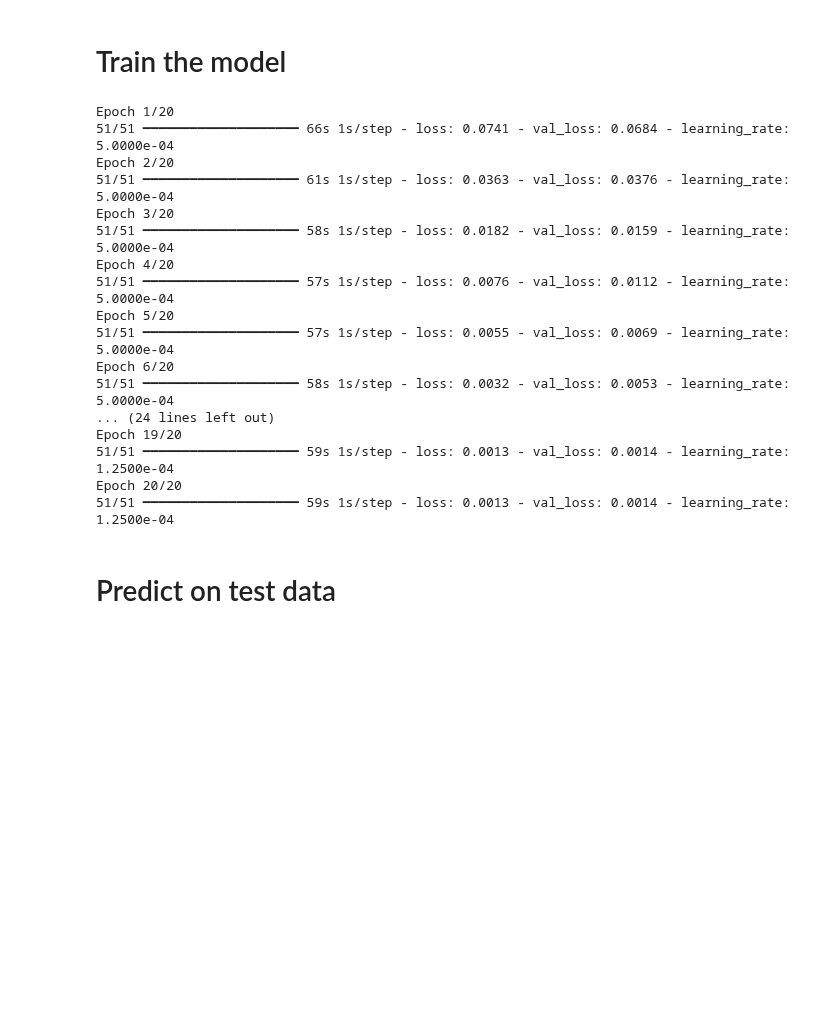
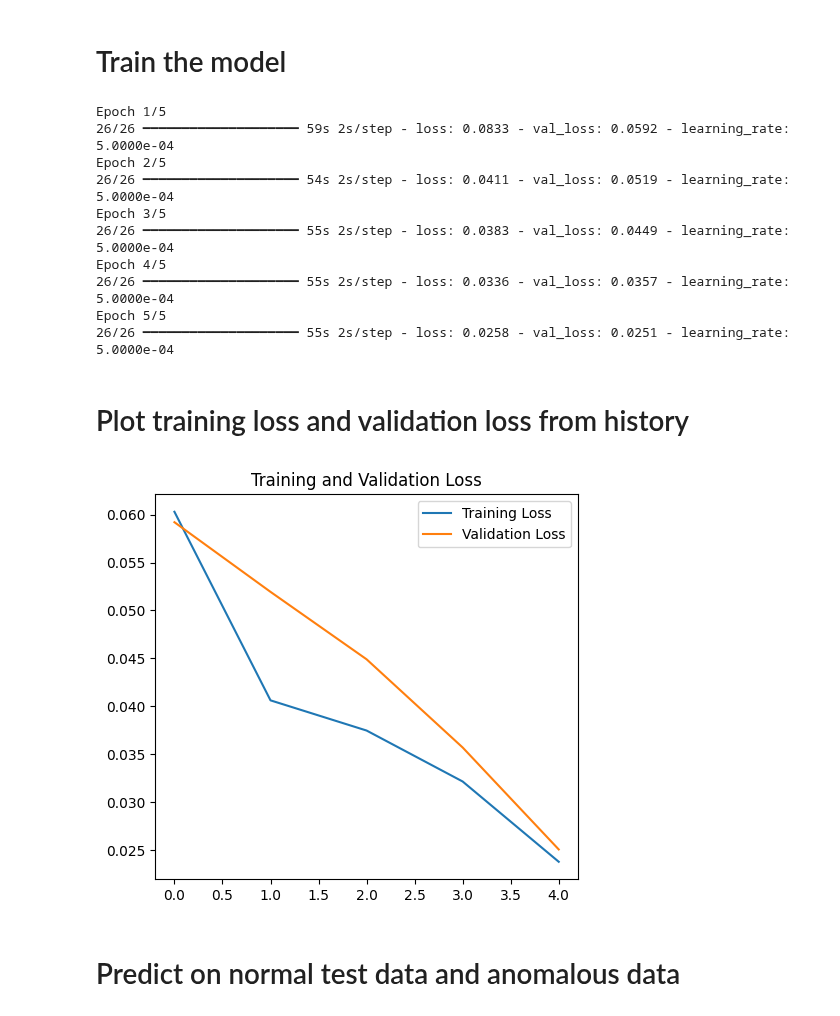
Before and after one commit to MikaParssinen/Applied-Machine-Learning, a Jupyter notebook: Project/Code/Autoencoder.ipynb, the cells around one changed output. Saved outputs shown, nothing was run; the diff lists cells and outputs as text; code cells hidden in the pictures; blank space fills up the shorter version.

```diff
--- a/Project/Code/Autoencoder.ipynb
+++ b/Project/Code/Autoencoder.ipynb
@@ -58,25 +64,24 @@ reduce_lr = ReduceLROnPlateau(monitor="val_loss", factor=0.5, patience=3, min_de
 early_stop = EarlyStopping(monitor="val_loss", patience=5, min_delta=0.0002, restore_best_weights=True)
 callbacks = [reduce_lr, early_stop]
 
-history = autoencoder.fit_model(ae, train, epochs=20, batch_size=32, callbacks=callbacks)
+history = autoencoder.fit_model(ae, train, epochs=5, batch_size=64, callbacks=callbacks)
 # %% [output]
-Epoch 1/20
-51/51 ━━━━━━━━━━━━━━━━━━━━ 66s 1s/step - loss: 0.0741 - val_loss: 0.0684 - learning_rate: 5.0000e-04
-Epoch 2/20
-51/51 ━━━━━━━━━━━━━━━━━━━━ 61s 1s/step - loss: 0.0363 - val_loss: 0.0376 - learning_rate: 5.0000e-04
-Epoch 3/20
-51/51 ━━━━━━━━━━━━━━━━━━━━ 58s 1s/step - loss: 0.0182 - val_loss: 0.0159 - learning_rate: 5.0000e-04
-Epoch 4/20
-51/51 ━━━━━━━━━━━━━━━━━━━━ 57s 1s/step - loss: 0.0076 - val_loss: 0.0112 - learning_rate: 5.0000e-04
-Epoch 5/20
-51/51 ━━━━━━━━━━━━━━━━━━━━ 57s 1s/step - loss: 0.0055 - val_loss: 0.0069 - learning_rate: 5.0000e-04
-Epoch 6/20
-51/51 ━━━━━━━━━━━━━━━━━━━━ 58s 1s/step - loss: 0.0032 - val_loss: 0.0053 - learning_rate: 5.0000e-04
-... (24 lines left out)
-Epoch 19/20
-51/51 ━━━━━━━━━━━━━━━━━━━━ 59s 1s/step - loss: 0.0013 - val_loss: 0.0014 - learning_rate: 1.2500e-04
-Epoch 20/20
-51/51 ━━━━━━━━━━━━━━━━━━━━ 59s 1s/step - loss: 0.0013 - val_loss: 0.0014 - learning_rate: 1.2500e-04
+Epoch 1/5
+26/26 ━━━━━━━━━━━━━━━━━━━━ 59s 2s/step - loss: 0.0833 - val_loss: 0.0592 - learning_rate: 5.0000e-04
+Epoch 2/5
+26/26 ━━━━━━━━━━━━━━━━━━━━ 54s 2s/step - loss: 0.0411 - val_loss: 0.0519 - learning_rate: 5.0000e-04
+Epoch 3/5
+26/26 ━━━━━━━━━━━━━━━━━━━━ 55s 2s/step - loss: 0.0383 - val_loss: 0.0449 - learning_rate: 5.0000e-04
+Epoch 4/5
+26/26 ━━━━━━━━━━━━━━━━━━━━ 55s 2s/step - loss: 0.0336 - val_loss: 0.0357 - learning_rate: 5.0000e-04
+Epoch 5/5
+26/26 ━━━━━━━━━━━━━━━━━━━━ 55s 2s/step - loss: 0.0258 - val_loss: 0.0251 - learning_rate: 5.0000e-04
+# %% [markdown]
+# Plot training loss and validation loss from history
+# %%
+visualization.plot_metrics(history, accuracy=False)
+# %% [output]
+[figure, added]
 # %% [markdown]
-# Predict on test data
+# Predict on normal test data and anomalous data
 # %%
```
Also changed, not shown: parts of 15 cells of this notebook, 2 other files.
